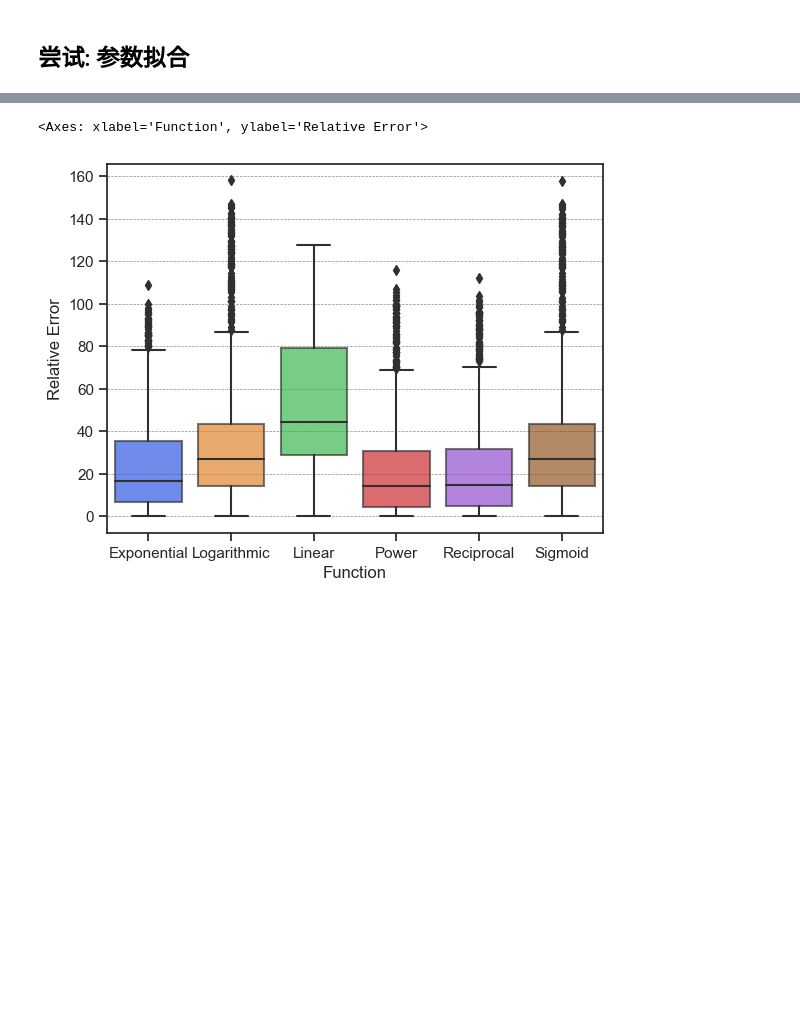
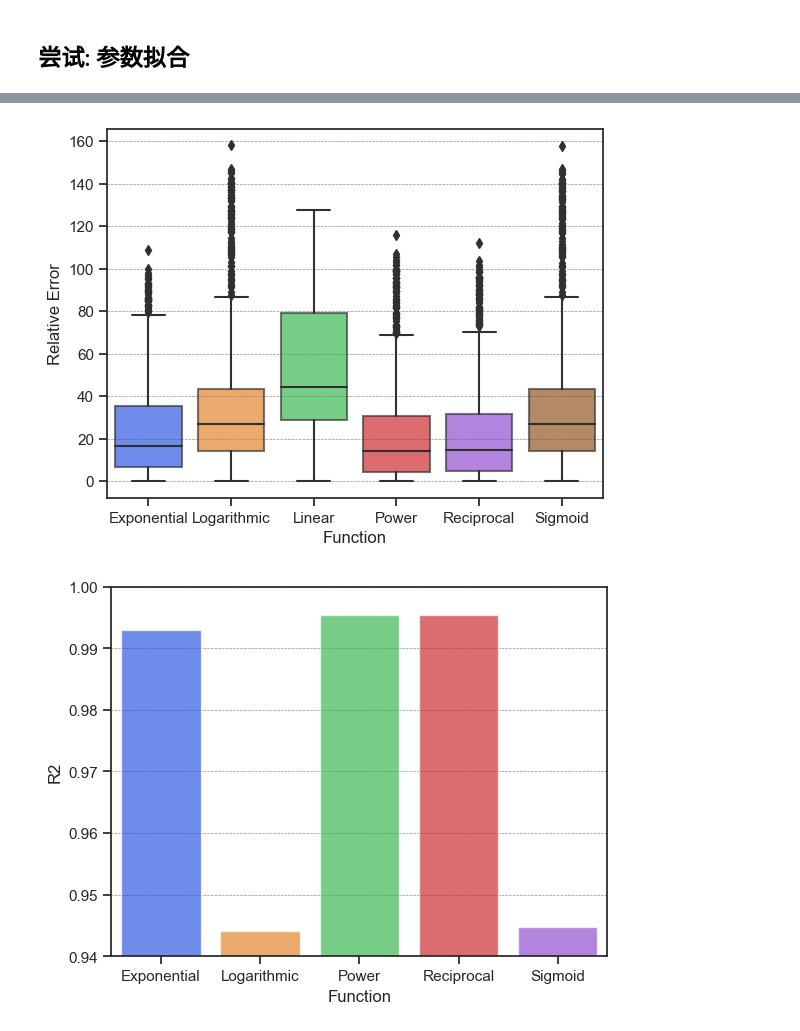
Before and after one commit to DURUII/Contest-CPMCM2024-C, a Jupyter notebook: Prob2.ipynb, the cells around one changed output, grey strips where cells are left out. Saved outputs shown, nothing was run; the diff lists cells and outputs as text; code cells hidden in the pictures; blank space fills up the shorter version.

```diff
--- a/Prob2.ipynb
+++ b/Prob2.ipynb
@@ -220,6 +220,7 @@ for name, (func, params) in numerical_functions.items():
 
         # Calculate R^2 score
         r2 = r2_score(ydata, df[f'core_loss_{name.lower()}'])
+        df[f'eval_method_{name.lower()}'] = r2
         r2_scores[name] = r2
     except Exception as e:
         print(f"Failed to fit {name} function: {str(e)}")
@@ -244,9 +245,9 @@ plot_df = pd.DataFrame()
 for name, (func, params) in numerical_functions.items():
     if name == 'Steinmetz':
         continue
-    temp_df = df[['temp', f'relative_error_{name.lower()}']].copy()
+    temp_df = df[['temp', f'relative_error_{name.lower()}', f'eval_method_{name.lower()}']].copy()
     temp_df['Function'] = name
-    temp_df.rename(columns={f'relative_error_{name.lower()}': 'Relative Error'}, inplace=True)
+    temp_df.rename(columns={f'relative_error_{name.lower()}': 'Relative Error', f'eval_method_{name.lower()}': 'R2'}, inplace=True)
     plot_df = pd.concat([plot_df, temp_df], ignore_index=True)
 
 # plot boxplot with hue as different functions
@@ -281,6 +279,12 @@ Sigmoid equation: $P = \frac{1.49974533785926 \cdot B_{m}^{2.47125391023563} \cd
 [figure]
 # %%
 sns.boxplot(data=plot_df, x='Function', y='Relative Error', boxprops=dict(alpha=.65))
+plt.savefig('figures/p2-modified-fit-small.pdf', bbox_inches='tight')
 # %% [output]
-<Axes: xlabel='Function', ylabel='Relative Error'>
 [figure]
+# %%
+sns.barplot(data=plot_df[plot_df['Function'] != 'Linear'], x='Function', y='R2', alpha=.65)
+plt.ylim(0.94, 1)
+plt.savefig('figures/p2-modified-fit-r2.pdf', bbox_inches='tight')
+# %% [output]
+[figure, added]
```
Also changed, not shown: parts of 1 cell of this notebook.
